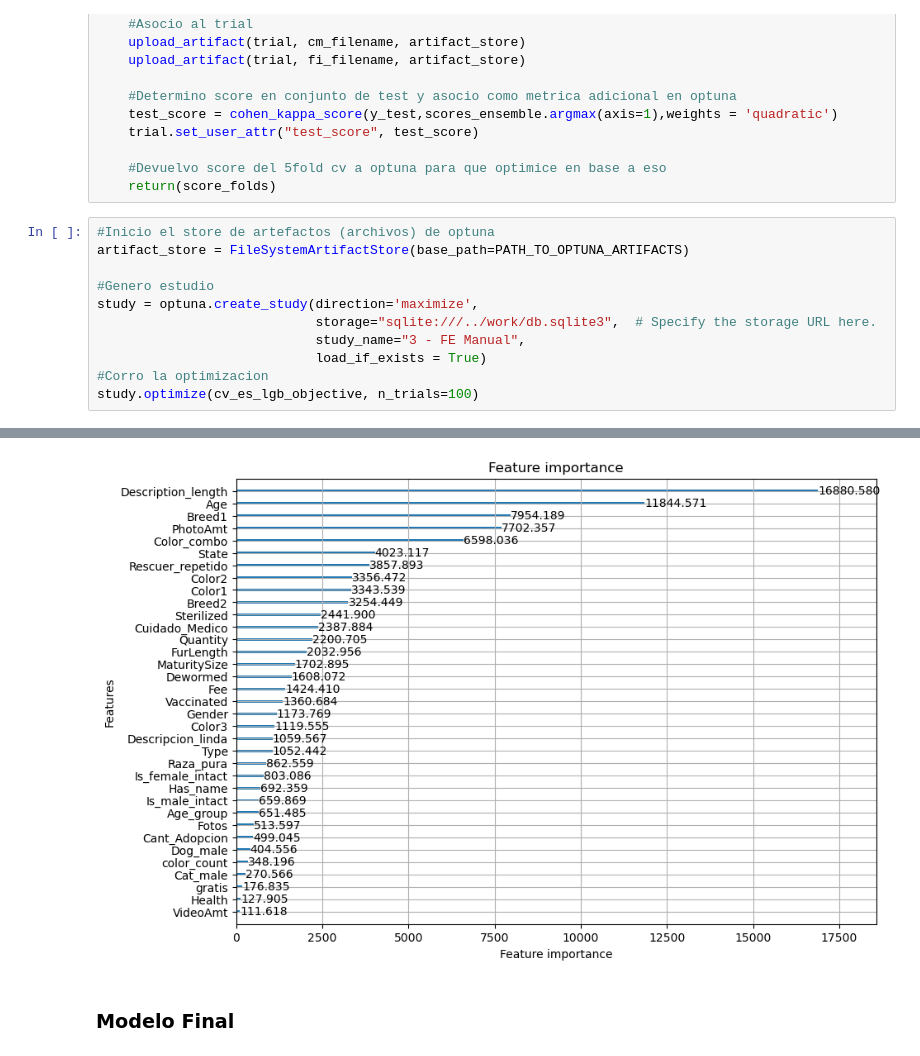
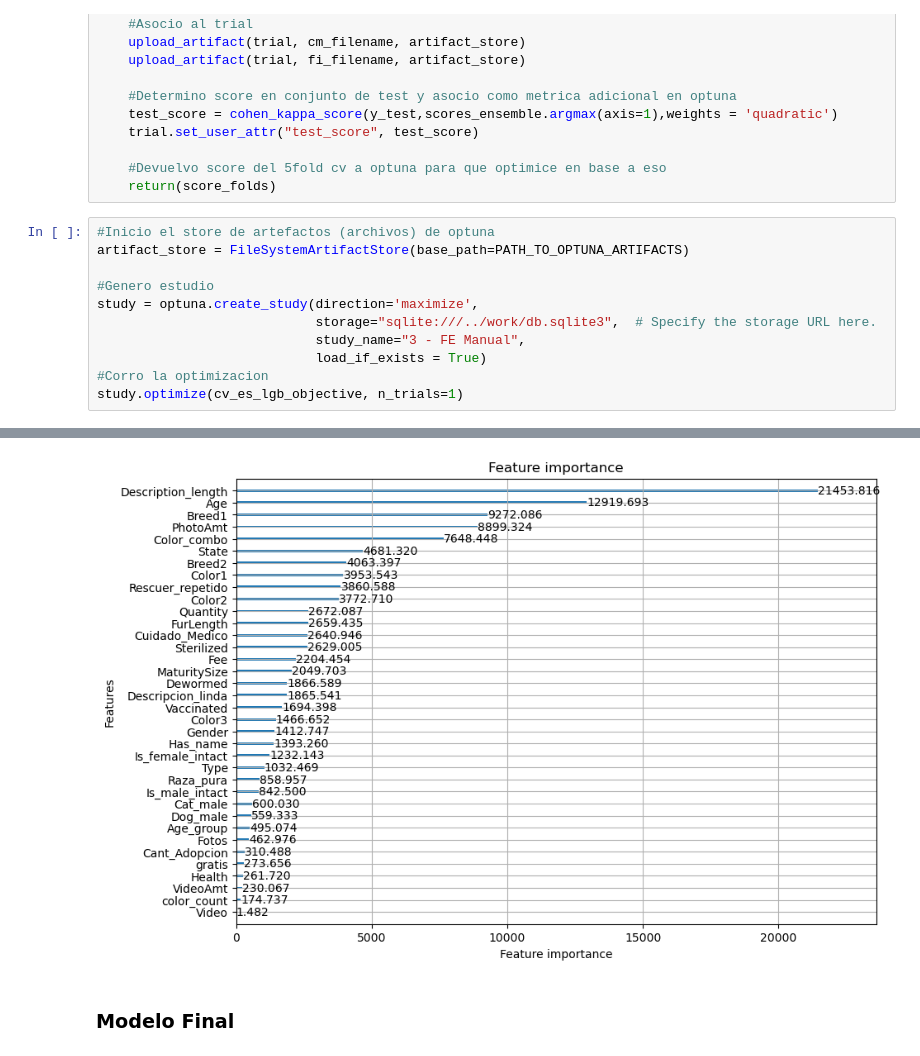
Before and after one commit to gabitoccalino/UA_MDM_Labo2, a Jupyter notebook: tutoriales/07_Entrega_Final_LDI2.ipynb, the cells around one changed output, grey strips where cells are left out. Saved outputs shown, nothing was run; the diff lists cells and outputs as text.

```diff
--- a/tutoriales/07_Entrega_Final_LDI2.ipynb
+++ b/tutoriales/07_Entrega_Final_LDI2.ipynb
@@ -439,5 +428,5 @@ study = optuna.create_study(direction='maximize',
                             study_name="3 - FE Manual",
                             load_if_exists = True)
 #Corro la optimizacion
-study.optimize(cv_es_lgb_objective, n_trials=100)
+study.optimize(cv_es_lgb_objective, n_trials=1)
 # %% [output]
@@ -456,4 +445,4 @@ Positional arguments ['study_or_trial', 'file_path', 'artifact_store'] in upload
-[figure, old version]
+[figure, new version]
 # %% [markdown]
 ### Modelo Final
 # %%
```
Also changed, not shown: parts of 7 cells of this notebook, 2 other files.
